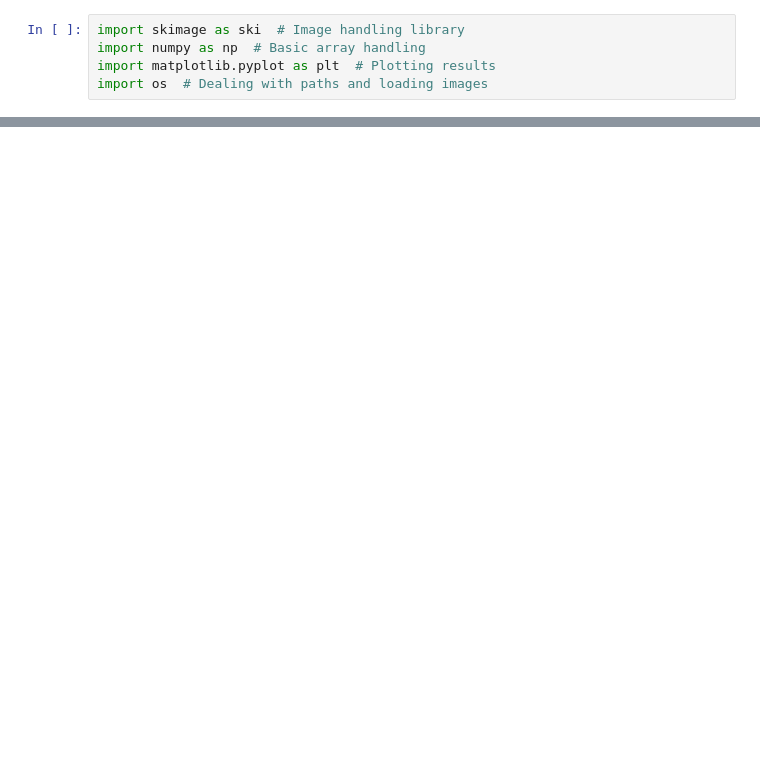
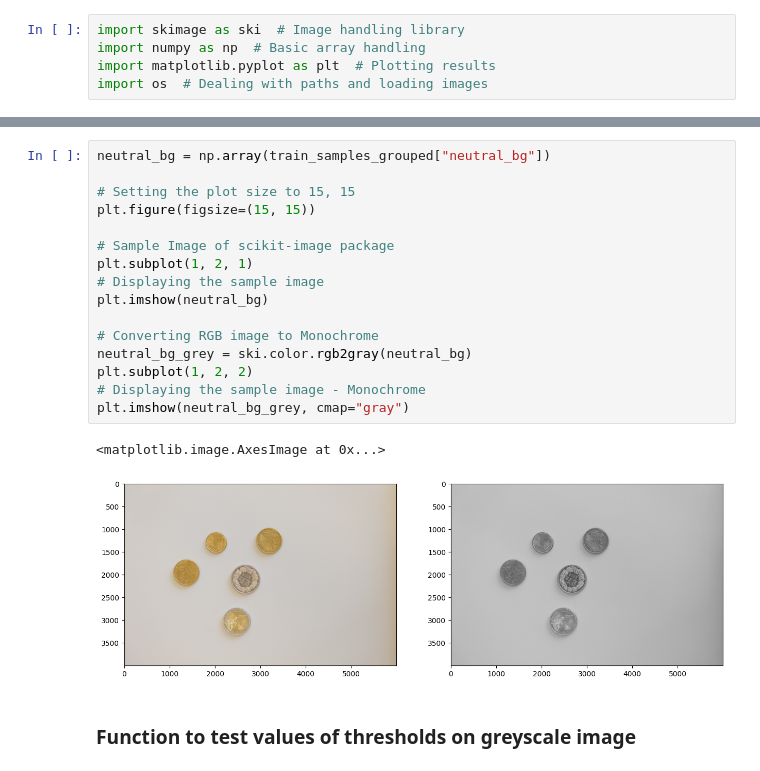
Before and after one commit to KatlaMariaGudmundsdottir/Coin-Classification, a Jupyter notebook: data_exploration.ipynb, the cells around one changed output, grey strips where cells are left out. Saved outputs shown, nothing was run; the diff lists cells and outputs as text; blank space fills up the shorter version.

```diff
--- a/data_exploration.ipynb
+++ b/data_exploration.ipynb
@@ -50,0 +98,21 @@ Total number of training images: 81
+# %%
+neutral_bg = np.array(train_samples_grouped["neutral_bg"])
+
+# Setting the plot size to 15, 15
+plt.figure(figsize=(15, 15))
+
+# Sample Image of scikit-image package
+plt.subplot(1, 2, 1)
+# Displaying the sample image
+plt.imshow(neutral_bg)
+
+# Converting RGB image to Monochrome
+neutral_bg_grey = ski.color.rgb2gray(neutral_bg)
+plt.subplot(1, 2, 2)
+# Displaying the sample image - Monochrome
+plt.imshow(neutral_bg_grey, cmap="gray")
+# %% [output]
+<matplotlib.image.AxesImage at 0x...>
+[figure, added]
+# %% [markdown]
+### Function to test values of thresholds on greyscale image
```
Also changed, not shown: parts of 13 cells of this notebook, 1 other file.
